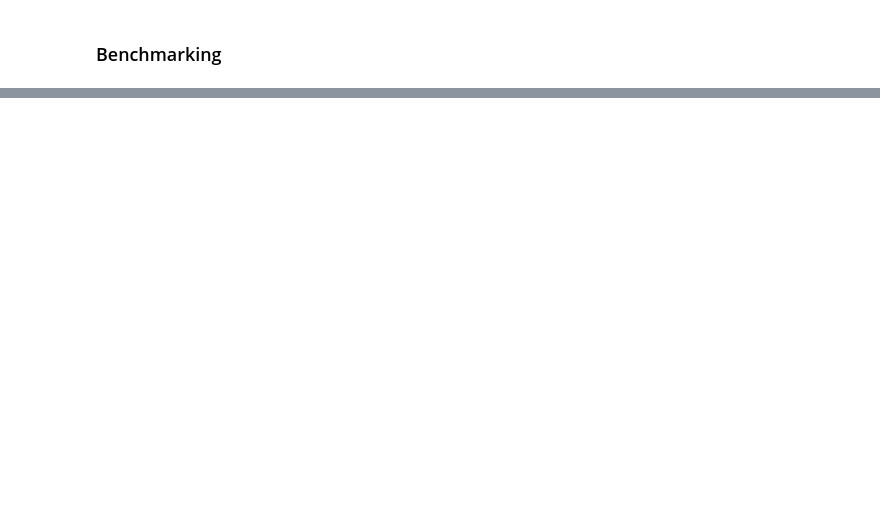
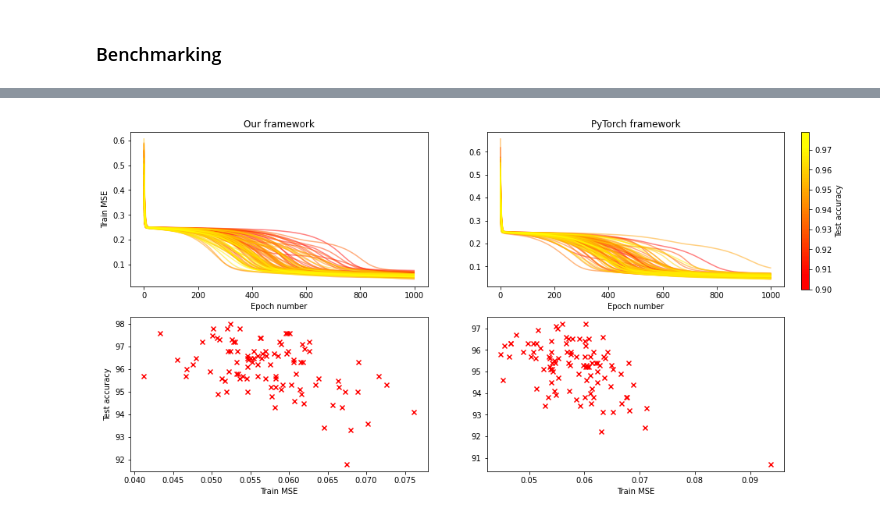
Before and after one commit to dexdx/DL_Projects, a Jupyter notebook: proj2/project_2_moment.ipynb, the cells around one changed output, grey strips where cells are left out. Drawn from its saved outputs; the diff is of its cells as text; code cells hidden in the pictures; blank space fills up the shorter version.

Commit message:
finish performance comparison with benchmark, 100 trials

```diff
--- a/proj2/project_2_moment.ipynb
+++ b/proj2/project_2_moment.ipynb
@@ -116,0 +134,9 @@ RuntimeError: The size of tensor a (200) must match the size of tensor b (2) at
+# %%
+bm_train_loss_tracks = []
+bm_test_acc_tracks = []
+for i in range(num_trials):
+    print('trial:', i)
+    model = create_model()
+    loss_track = train_model(model, train_input, train_target)
+    bm_train_loss_tracks.append(loss_track)
+    bm_test_acc_tracks.append(benchmarkTester(model, test_input, test_target, 200))
@@ -116,0 +161,44 @@ RuntimeError: The size of tensor a (200) must match the size of tensor b (2) at
+# %%
+bm_test_acc_tracks = np.array(bm_test_acc_tracks)
+accs_sort = np.argsort(bm_test_acc_tracks)
+colors = plt.get_cmap('autumn', 100)
+# %%
+bm_train_final_loss = [bm_train_loss_tracks[i][-1] for i in range(num_trials)]
+# %%
+bm_train_final_loss = torch.tensor(bm_train_final_loss).detach().numpy()
+# %%
+fig, axs = plt.subplots(2,2,figsize=(15,8))
+gs1 = GridSpec(2, 2, left=2)
+
+c = 0
+for i in accs_sort:
+    axs[0,0].plot(train_loss_tracks[i], color = colors(c), alpha=1/2)
+    c += 1
+
+c = 0
+for i in accs_sort:
+    axs[0,1].plot(bm_train_loss_tracks[i], color = colors(c), alpha=1/2)
+    c += 1
+
+norm = mpl.colors.Normalize(vmin=np.min(bm_test_acc_tracks),vmax=np.max(bm_test_acc_tracks))
+sm = plt.cm.ScalarMappable(cmap=colors, norm=norm)
+sm.set_array([])
+
+#fig.subplots_adjust(right=0.8)
+cbaxes = fig.add_axes([.92, 0.53, 0.01, 0.35])
+fig.colorbar(sm, ticks=np.arange(.9,.98,.01), boundaries=np.arange(.9,.98,.001),
+             label='Test accuracy', ax = axs[0,1], cax=cbaxes);
+
+axs[1,0].scatter(train_final_loss, 100*test_acc_tracks, marker='x', color='r')
+axs[1,1].scatter(bm_train_final_loss, 100*bm_test_acc_tracks, marker='x', color='r')
+
+axs[0,0].set_title('Our framework')
+axs[0,1].set_title('PyTorch framework')
+
+
+axs[0,0].set(ylabel='Train MSE', xlabel='Epoch number')
+axs[1,0].set(ylabel='Test accuracy', xlabel='Train MSE')
+axs[0,1].set(xlabel='Epoch number')
+axs[1,1].set(xlabel='Train MSE')
+# %% [output]
+[figure, added]
```
Also changed, not shown: parts of 11 cells of this notebook.
